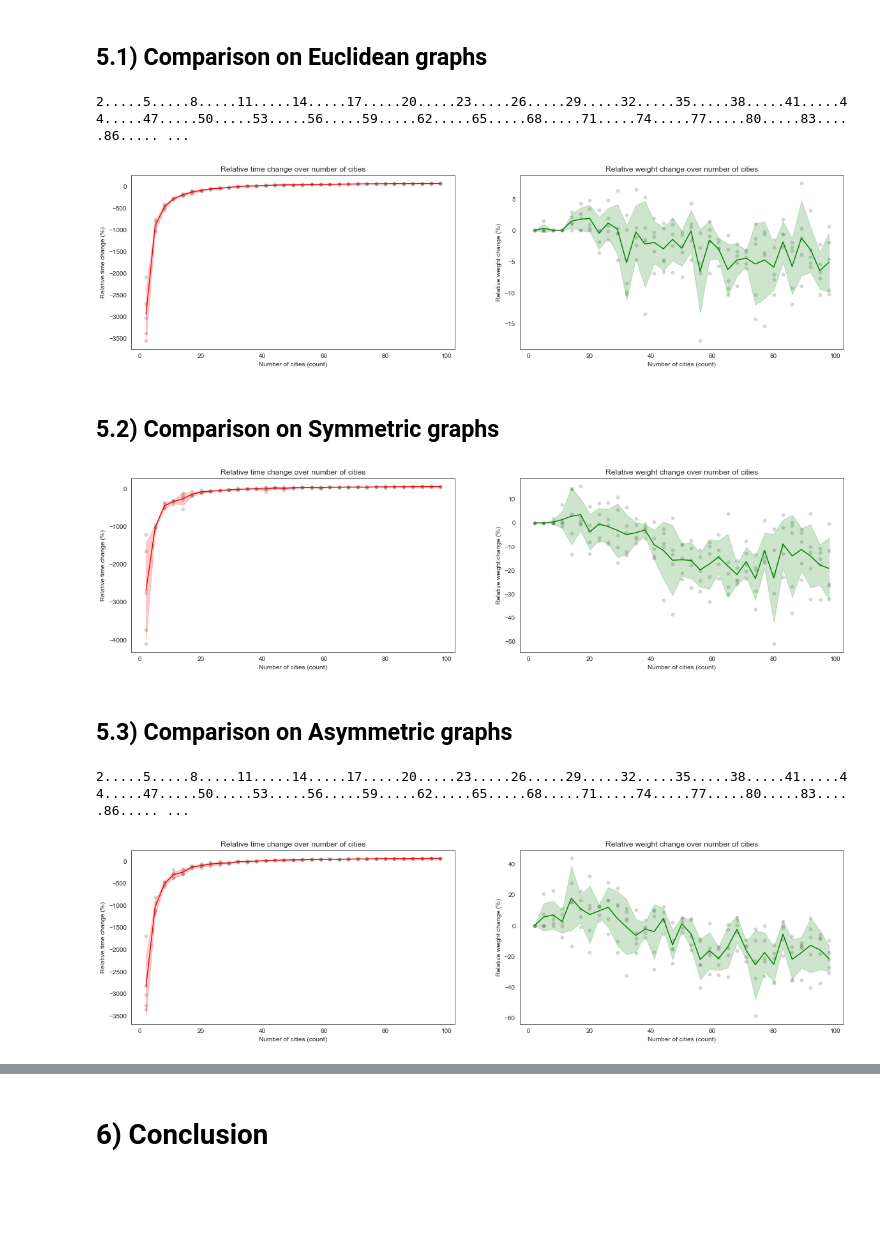
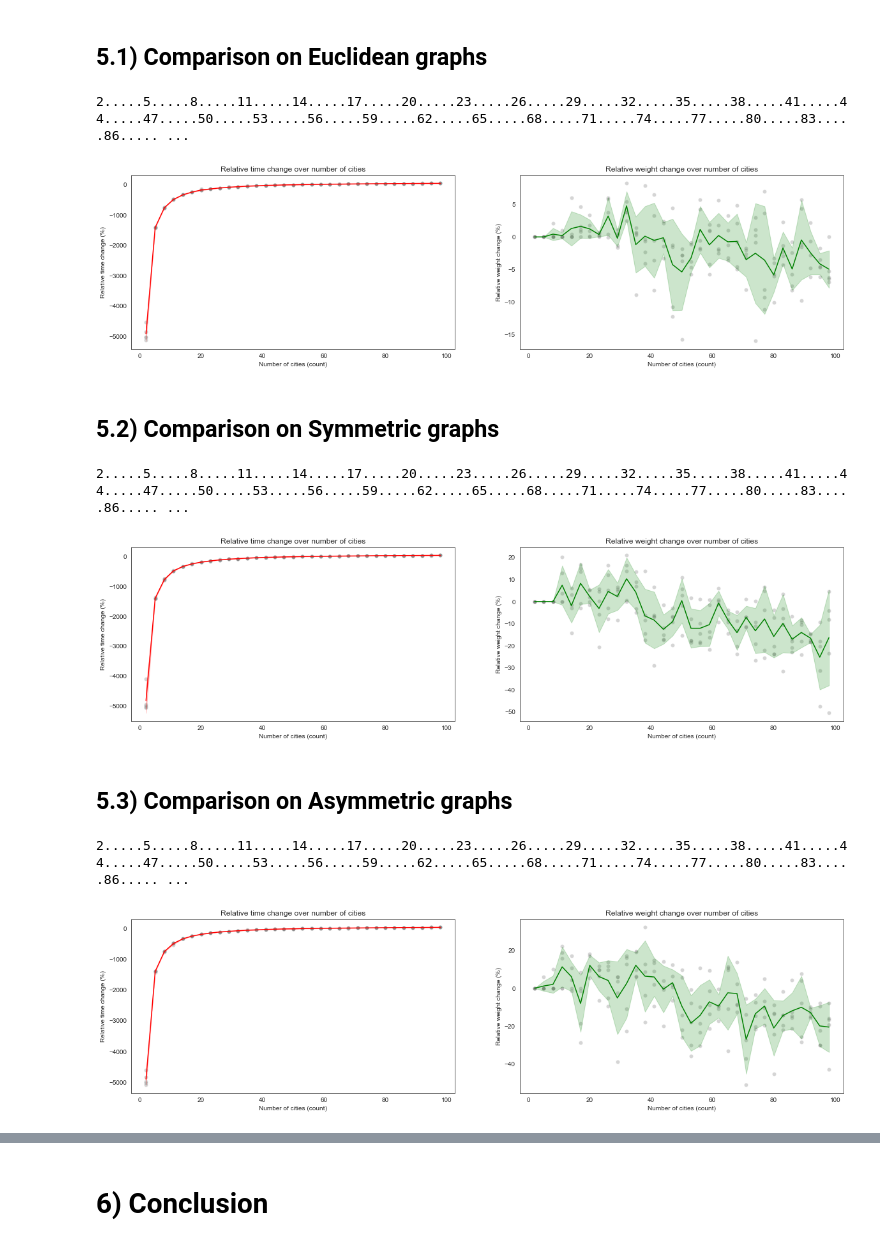
Before and after one commit to danielj0nes/metaheuristics, a Jupyter notebook: Group 07 Coursework.ipynb, the cells around one changed output, grey strips where cells are left out. Drawn from its saved outputs; the diff is of its cells as text; code cells hidden in the pictures; blank space fills up the shorter version.

```diff
--- a/Group 07 Coursework.ipynb
+++ b/Group 07 Coursework.ipynb
@@ -1014,32 +1015,33 @@ This section explores which of the two metaheuristic algorithms should be recomm
 ga = GA()
 aco = AntColonyOptimisation(generations=10, ant_count=20)
 comparison_results = compare_algorithms('Euclidean',
-                                        algorithm=lambda G: ga.ga_solve(G, P=150, generations=250),
+                                        algorithm=lambda G: ga.ga_solve(G, P=150, G=250),
                                         baseline_algorithm=lambda G: aco.solve(G))
 graph_results(comparison_results)
 # %% [output]
 2.....5.....8.....11.....14.....17.....20.....23.....26.....29.....32.....35.....38.....41.....44.....47.....50.....53.....56.....59.....62.....65.....68.....71.....74.....77.....80.....83.....86..... ...
-[figure, old version]
+[figure, new version]
 # %% [markdown]
 ## 5.2) Comparison on Symmetric graphs
 # %%
 ga = GA()
 aco = AntColonyOptimisation(generations=10, ant_count=20)
 comparison_results = compare_algorithms('symmetric',
-                                        algorithm=lambda G: ga.ga_solve(G, P=150, generations=250),
+                                        algorithm=lambda G: ga.ga_solve(G, P=150, G=250),
                                         baseline_algorithm=lambda G: aco.solve(G))
 graph_results(comparison_results)
 # %% [output]
+2.....5.....8.....11.....14.....17.....20.....23.....26.....29.....32.....35.....38.....41.....44.....47.....50.....53.....56.....59.....62.....65.....68.....71.....74.....77.....80.....83.....86..... ...
-[figure, old version]
+[figure, new version]
 # %% [markdown]
 ## 5.3) Comparison on Asymmetric graphs
 # %%
 ga = GA()
 aco = AntColonyOptimisation(generations=10, ant_count=20)
 comparison_results = compare_algorithms('asymmetric',
-                                        algorithm=lambda G: ga.ga_solve(G, P=150, generations=250),
+                                        algorithm=lambda G: ga.ga_solve(G, P=150, G=250),
                                         baseline_algorithm=lambda G: aco.solve(G))
 graph_results(comparison_results)
 # %% [output]
 2.....5.....8.....11.....14.....17.....20.....23.....26.....29.....32.....35.....38.....41.....44.....47.....50.....53.....56.....59.....62.....65.....68.....71.....74.....77.....80.....83.....86..... ...
-[figure, old version]
+[figure, new version]
```
Also changed, not shown: parts of 24 cells of this notebook.
